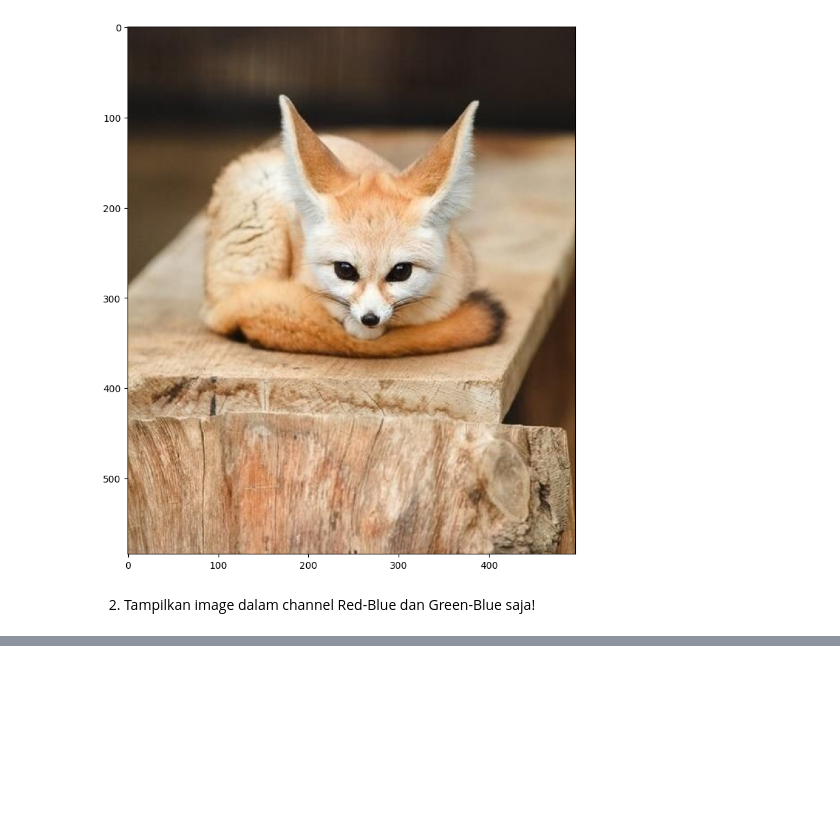
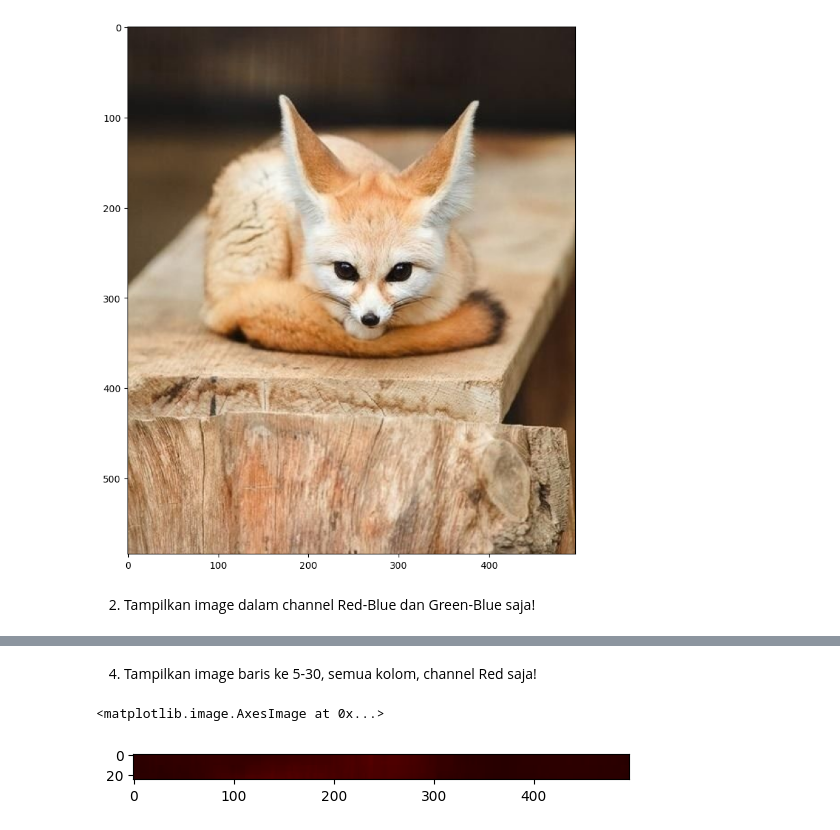
Before and after one commit to Alhamdanaaa/PCVK_Ganjil_24-25, a Jupyter notebook: week_2.ipynb, the cells around one changed output, grey strips where cells are left out. Saved outputs shown, nothing was run; the diff lists cells and outputs as text; code cells hidden in the pictures; blank space fills up the shorter version.

```diff
--- a/week_2.ipynb
+++ b/week_2.ipynb
@@ -144,0 +170,15 @@ error: OpenCV(4.10.0) /io/opencv/modules/imgproc/src/demosaicing.cpp:1723: error
+# %% [markdown]
+4. Tampilkan image baris ke 5-30, semua kolom, channel Red saja!
+# %%
+image = cv.imread('/content/drive/MyDrive/PCVK/fox.jpg')
+
+# Mengkonversi gambar dari BGR ke RGB
+imgTugas = cv.cvtColor(image, cv.COLOR_BGR2RGB)
+
+R, G, B = cv.split(imgTugas)
+img = cv.merge([R,np.zeros_like(G),np.zeros_like(B)])
+img = img[5:30,:]
+plt.imshow(img)
+# %% [output]
+<matplotlib.image.AxesImage at 0x...>
+[figure, added]
```
Also changed, not shown: parts of 10 cells of this notebook.
